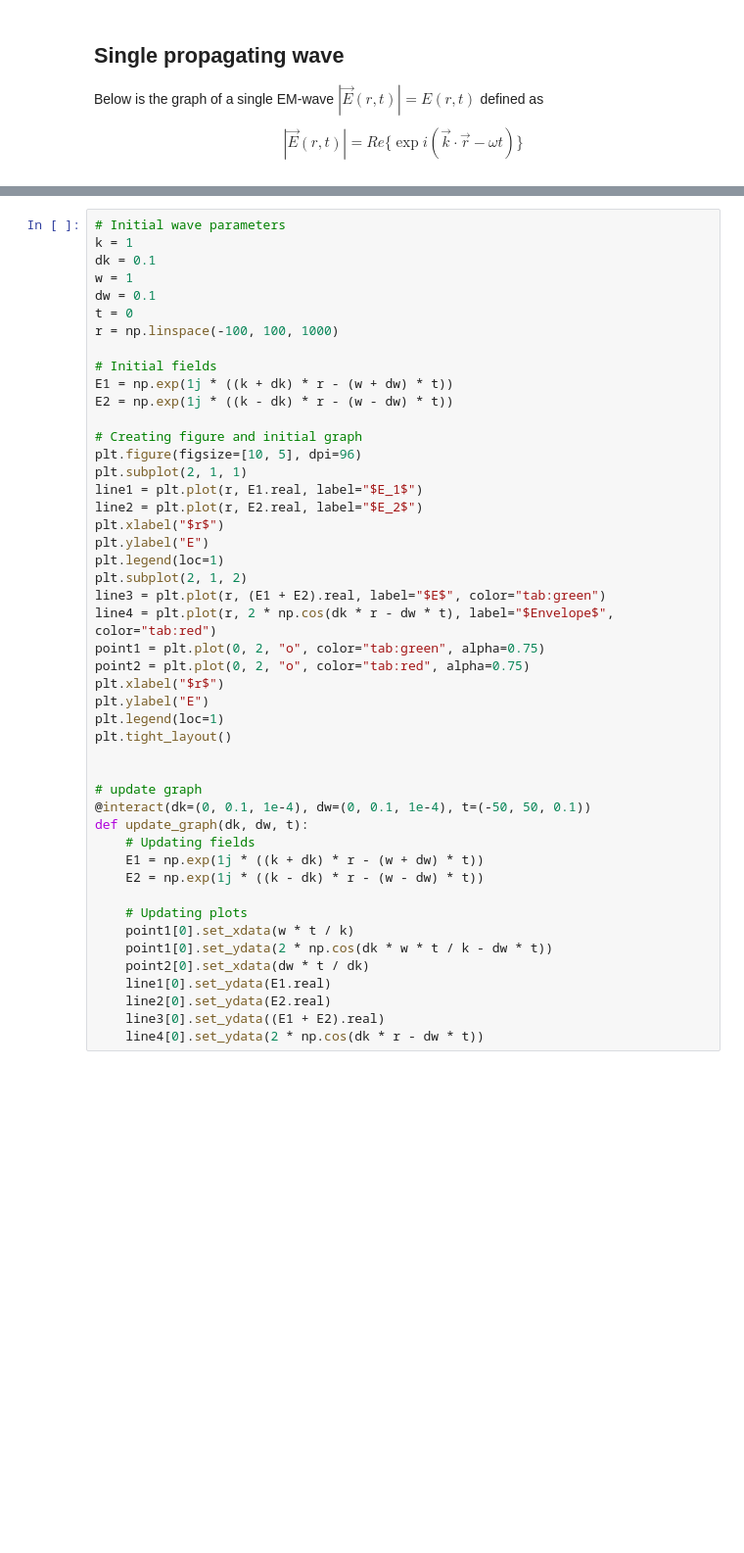
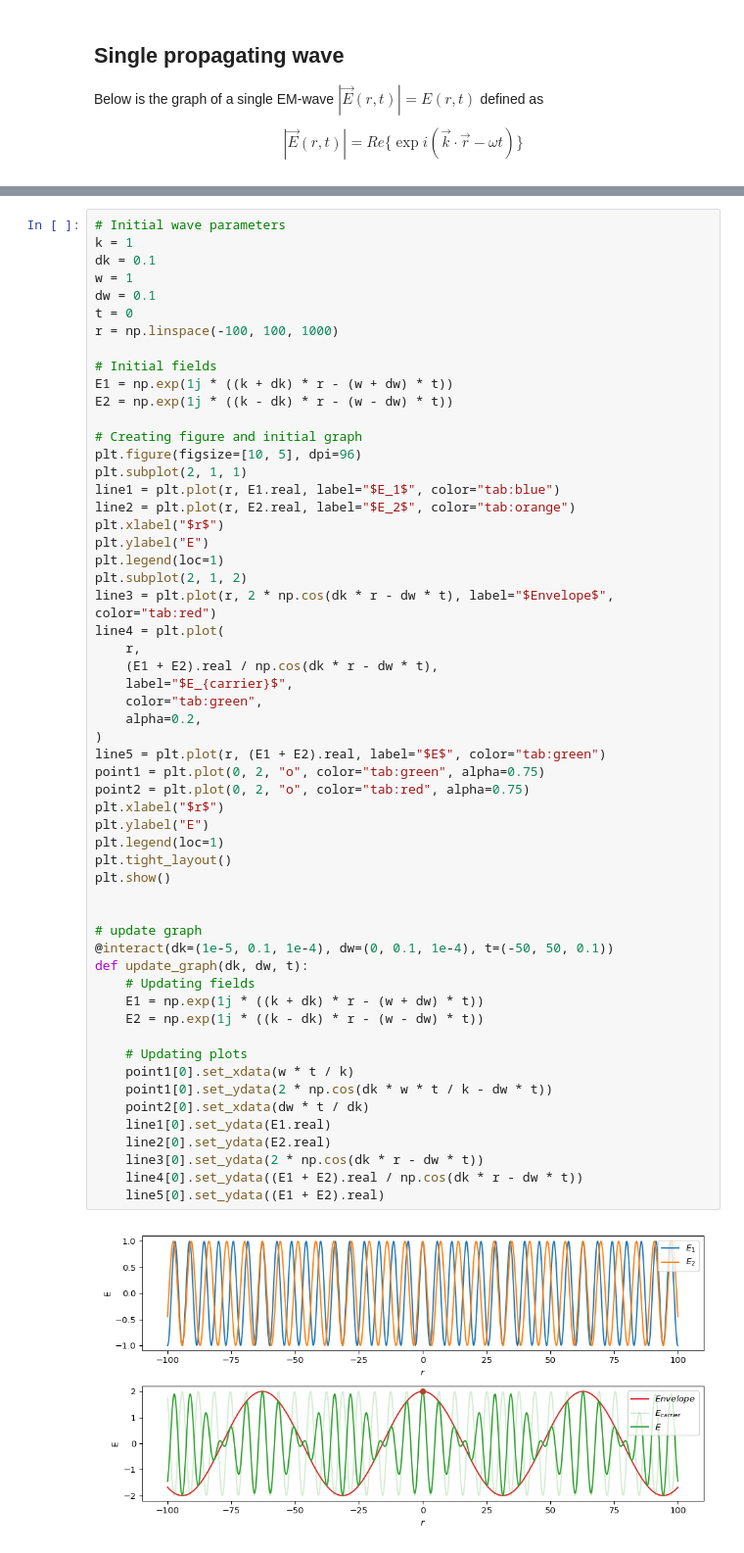
Before and after one commit to mr-sheg/PHS2223, a Jupyter notebook: Demo - waves and interference.ipynb, the cells around one changed output, grey strips where cells are left out. Shown at 98% size. Cells and saved outputs as stored; diff of their text form; blank space fills up the shorter version.

```diff
--- a/Demo - waves and interference.ipynb
+++ b/Demo - waves and interference.ipynb
@@ -91,37 +99,47 @@ E1 = np.exp(1j * ((k + dk) * r - (w + dw) * t))
 E2 = np.exp(1j * ((k - dk) * r - (w - dw) * t))
 
 # Creating figure and initial graph
 plt.figure(figsize=[10, 5], dpi=96)
 plt.subplot(2, 1, 1)
-line1 = plt.plot(r, E1.real, label="$E_1$")
-line2 = plt.plot(r, E2.real, label="$E_2$")
+line1 = plt.plot(r, E1.real, label="$E_1$", color="tab:blue")
+line2 = plt.plot(r, E2.real, label="$E_2$", color="tab:orange")
 plt.xlabel("$r$")
 plt.ylabel("E")
 plt.legend(loc=1)
 plt.subplot(2, 1, 2)
-line3 = plt.plot(r, (E1 + E2).real, label="$E$", color="tab:green")
-line4 = plt.plot(r, 2 * np.cos(dk * r - dw * t), label="$Envelope$", color="tab:red")
+line3 = plt.plot(r, 2 * np.cos(dk * r - dw * t), label="$Envelope$", color="tab:red")
+line4 = plt.plot(
+    r,
+    (E1 + E2).real / np.cos(dk * r - dw * t),
+    label="$E_{carrier}$",
+    color="tab:green",
+    alpha=0.2,
+)
+line5 = plt.plot(r, (E1 + E2).real, label="$E$", color="tab:green")
 point1 = plt.plot(0, 2, "o", color="tab:green", alpha=0.75)
 point2 = plt.plot(0, 2, "o", color="tab:red", alpha=0.75)
 plt.xlabel("$r$")
 plt.ylabel("E")
 plt.legend(loc=1)
 plt.tight_layout()
+plt.show()
 
 
 # update graph
-@interact(dk=(0, 0.1, 1e-4), dw=(0, 0.1, 1e-4), t=(-50, 50, 0.1))
+@interact(dk=(1e-5, 0.1, 1e-4), dw=(0, 0.1, 1e-4), t=(-50, 50, 0.1))
 def update_graph(dk, dw, t):
     # Updating fields
     E1 = np.exp(1j * ((k + dk) * r - (w + dw) * t))
     E2 = np.exp(1j * ((k - dk) * r - (w - dw) * t))
 
     # Updating plots
     point1[0].set_xdata(w * t / k)
     point1[0].set_ydata(2 * np.cos(dk * w * t / k - dw * t))
     point2[0].set_xdata(dw * t / dk)
     line1[0].set_ydata(E1.real)
     line2[0].set_ydata(E2.real)
-    line3[0].set_ydata((E1 + E2).real)
-    line4[0].set_ydata(2 * np.cos(dk * r - dw * t))
+    line3[0].set_ydata(2 * np.cos(dk * r - dw * t))
+    line4[0].set_ydata((E1 + E2).real / np.cos(dk * r - dw * t))
+    line5[0].set_ydata((E1 + E2).real)
 # %% [output]
+[figure, new version]
```
Also changed, not shown: parts of 3 cells of this notebook.
